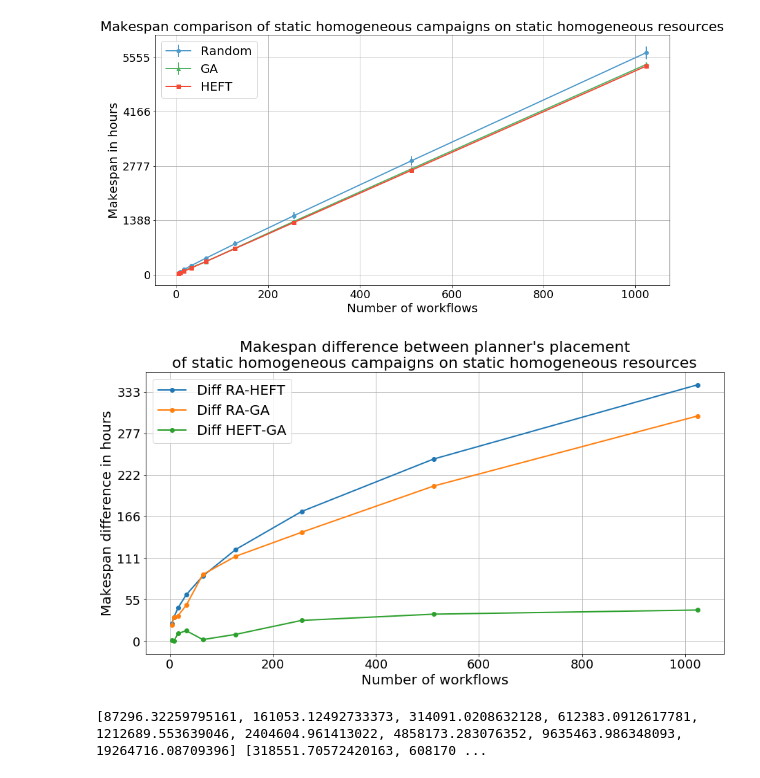
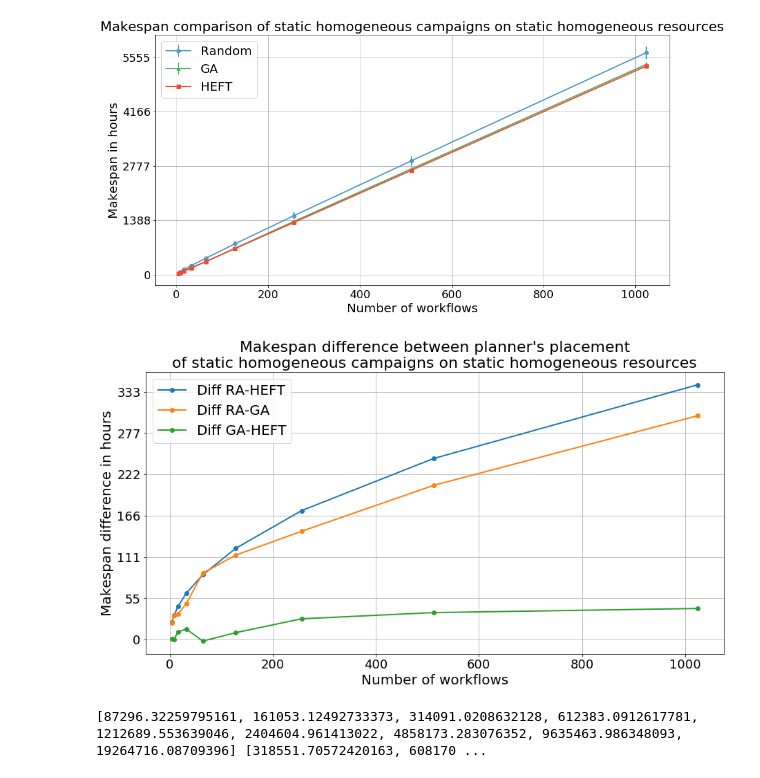
Before and after one commit to radical-project/campaign_manager, a Jupyter notebook: experiments/StaticResourcesExperiments.ipynb, the cells around one changed output. Drawn from its saved outputs; the diff is of its cells as text; code cells hidden in the pictures.

```diff
--- a/experiments/StaticResourcesExperiments.ipynb
+++ b/experiments/StaticResourcesExperiments.ipynb
@@ -103,22 +103,22 @@ _ = axis.legend(fontsize=20)
 # %%
 DiffStHomoCamp_4StHomoResHE = abs(StHomoCampaigns_4StHomoResources_makespan_means.xs('RANDOM').values - StHomoCampaigns_4StHomoResources_makespan_means.xs('HEFT').values)
 DiffStHomoCamp_4StHomoResGA = abs(StHomoCampaigns_4StHomoResources_makespan_means.xs('RANDOM').values - StHomoCampaigns_4StHomoResources_makespan_means.xs('GA').values)
-DiffStHomoCamp_4StHomoResHEGA = abs(StHomoCampaigns_4StHomoResources_makespan_means.xs('HEFT').values - StHomoCampaigns_4StHomoResources_makespan_means.xs('GA').values)
+DiffStHomoCamp_4StHomoResHEGA = (StHomoCampaigns_4StHomoResources_makespan_means.xs('GA').values - StHomoCampaigns_4StHomoResources_makespan_means.xs('HEFT').values)
 fig,axis = plt.subplots(nrows=1,ncols=1,figsize=(15,7.5))
 _ = axis.plot(StHomoCampaigns_4StHomoResources_makespan_means.xs('RANDOM').index, DiffStHomoCamp_4StHomoResHE, marker='o',linewidth=2, label='Diff RA-HEFT')
 _ = axis.plot(StHomoCampaigns_4StHomoResources_makespan_means.xs('RANDOM').index, DiffStHomoCamp_4StHomoResGA, marker='o',linewidth=2, label='Diff RA-GA')
-_ = axis.plot(StHomoCampaigns_4StHomoResources_makespan_means.xs('RANDOM').index, DiffStHomoCamp_4StHomoResHEGA, marker='o',linewidth=2, label='Diff HEFT-GA')
+_ = axis.plot(StHomoCampaigns_4StHomoResources_makespan_means.xs('RANDOM').index, DiffStHomoCamp_4StHomoResHEGA, marker='o',linewidth=2, label='Diff GA-HEFT')
 #_ = axis.set_yscale('symlog')
 _ = axis.set_ylabel('Makespan difference in hours',fontsize=20)
 _ = axis.set_xlabel('Number of workflows',fontsize=20)
 _ = axis.set_xticklabels(axis.get_xticks().astype('int').tolist(),fontsize=18)
 _ = axis.set_yticklabels((axis.get_yticks()/3600).astype('int').tolist(),fontsize=18)
 _ = axis.grid('on')
 _ = axis.legend(fontsize=20)
 _ = axis.set_title("Makespan difference between planner's placement\nof static homogeneous campaigns on static homogeneous resources", fontsize=22)
 #fig.savefig('StHomoCampaigns_4StHomoResources.png',bbox_inches='tight')
 # %% [output]
-[figure, old version]
+[figure, new version]
 # %%
 StHeteroCampaigns_4StHomoResources = pd.read_csv('StHeteroCampaigns_4StHomoResources.csv')
 temp = pd.read_csv('StHeteroCampaigns_4StHomoResourcesGA.csv')
```
Also changed, not shown: parts of 8 cells of this notebook.
